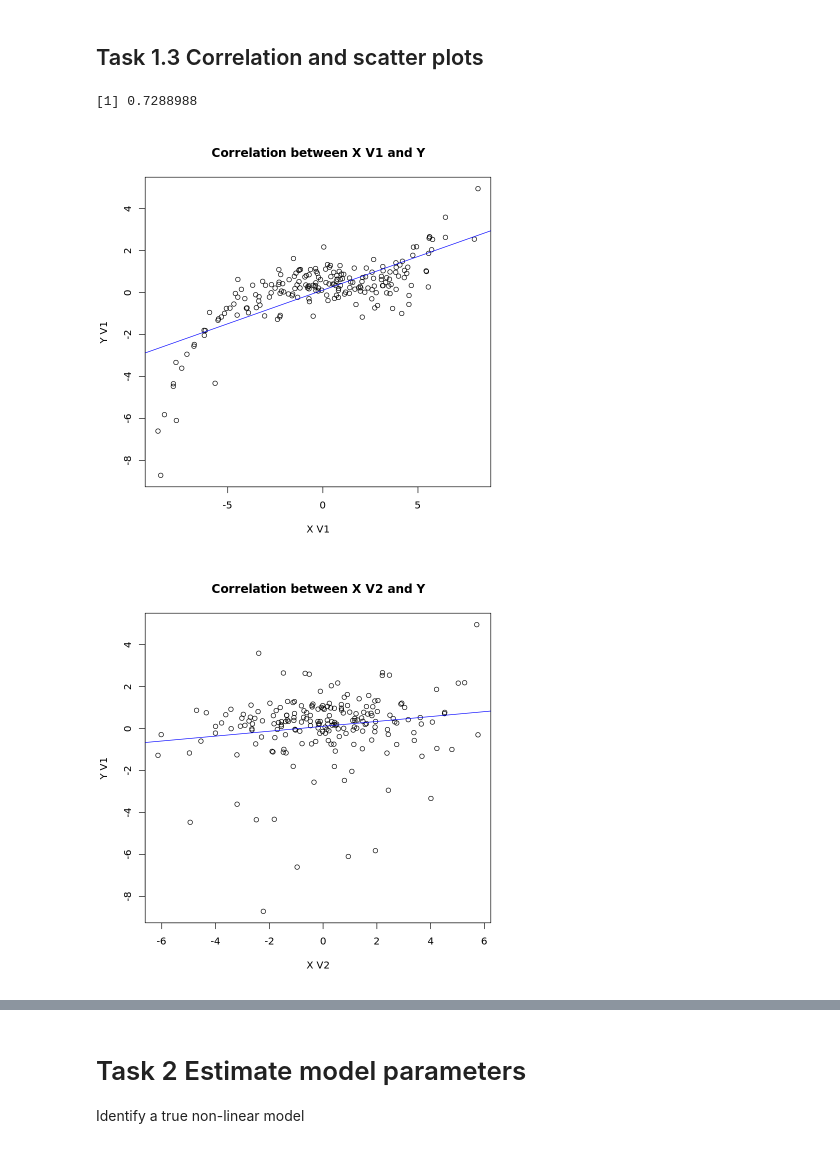
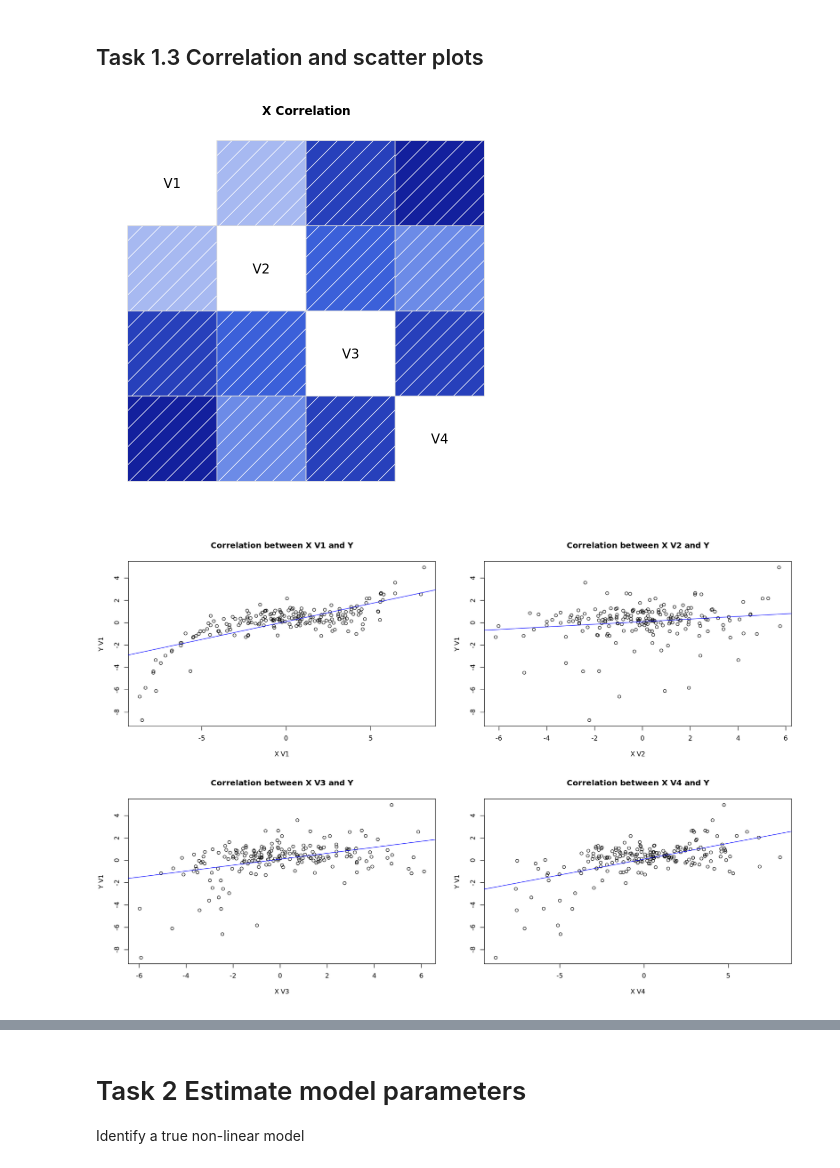
Before and after one commit to chois11/7089CEM-EEG, a Jupyter notebook: EEG_v1.2.ipynb, the cells around one changed output, grey strips where cells are left out. Drawn from its saved outputs; the diff is of its cells as text; code cells hidden in the pictures.

```diff
--- a/EEG_v1.2.ipynb
+++ b/EEG_v1.2.ipynb
@@ -132,14 +147,17 @@ plot(eeg_x4, main="Distribution V4") # plots the results
 # %% [markdown]
 ## Task 1.3 Correlation and scatter plots
+# %%
+corrgram(eeg_x, main="X Correlation")
+# %% [output]
+[figure, added]
 # %%
-x <- eeg_x$V1 # x axis for compare
-y <- eeg_y$V1 # y axis for compare
-cor(x, y, method = c("pearson", "kendall", "spearman"))
+# x <- eeg_x$V1 # x axis for compare
+# y <- eeg_y$V1 # y axis for compare
+# cor(x, y, method = c("pearson", "kendall", "spearman"))
-# %% [output]
-[1] 0.7288988
 # %%
 # Correlation plot
-# par(mfrow=c(2,2))
+options(repr.plot.width=15, repr.plot.height=10) # Adjust size of plot
+par(mfrow=c(2,2))
 
 #X V1
 x <- eeg_x$V1 # x axis for compare
@@ -157,32 +175,31 @@ x <- eeg_x$V2 # x axis for compare
 y <- eeg_y$V1 # y axis for compare #output
 # Plot with main and axis titles
 plot(x, y, main = "Correlation between X V2 and Y",
      xlab = "X V2", ylab = "Y V1")
 # Add regression line
 #plot(x, y, main = "Correlation between X V2 and Y V1", xlab = "X V2", ylab = "Y V1")
 abline(lm(y ~ x, data = eeg_x[2]), col = "blue")
 
 
 #X V3
 x <- eeg_x$V3 # x axis for compare
 y <- eeg_y$V1 # y axis for compare #output
 # Plot with main and axis titles
 plot(x, y, main = "Correlation between X V3 and Y",
      xlab = "X V3", ylab = "Y V1")
 # Add regression line
 #plot(x, y, main = "Correlation between X V3 and Y V1", xlab = "X V3", ylab = "Y V1")
 abline(lm(y ~ x, data = eeg_x[3]), col = "blue")
 
 
 #X V4
 x <- eeg_x$V4 # x axis for compare
 y <- eeg_y$V1 # y axis for compare #output
 # Plot with main and axis titles
 plot(x, y, main = "Correlation between X V4 and Y",
      xlab = "X V4", ylab = "Y V1")
 # Add regression line
 #plot(x, y, main = "Correlation between X V4 and Y V1", xlab = "X V4", ylab = "Y V1")
 abline(lm(y ~ x, data = eeg_x[4]), col = "blue")
 # %% [output]
-[figure, old version]
+[figure, new version]
-[figure, removed]
```
Also changed, not shown: parts of 19 cells of this notebook.
